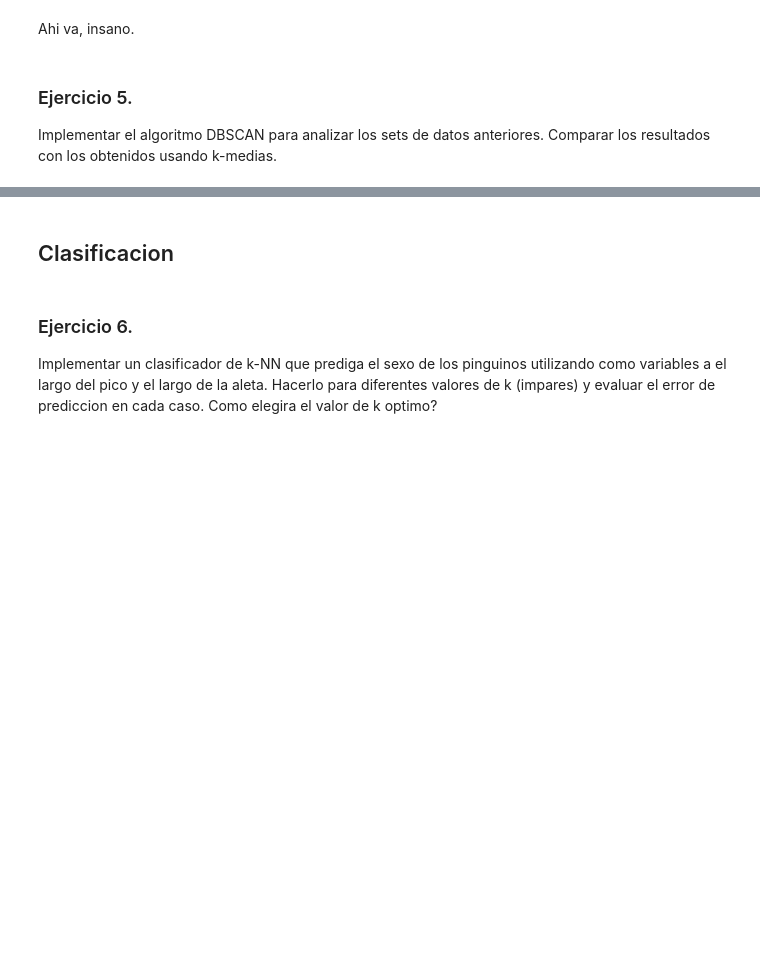
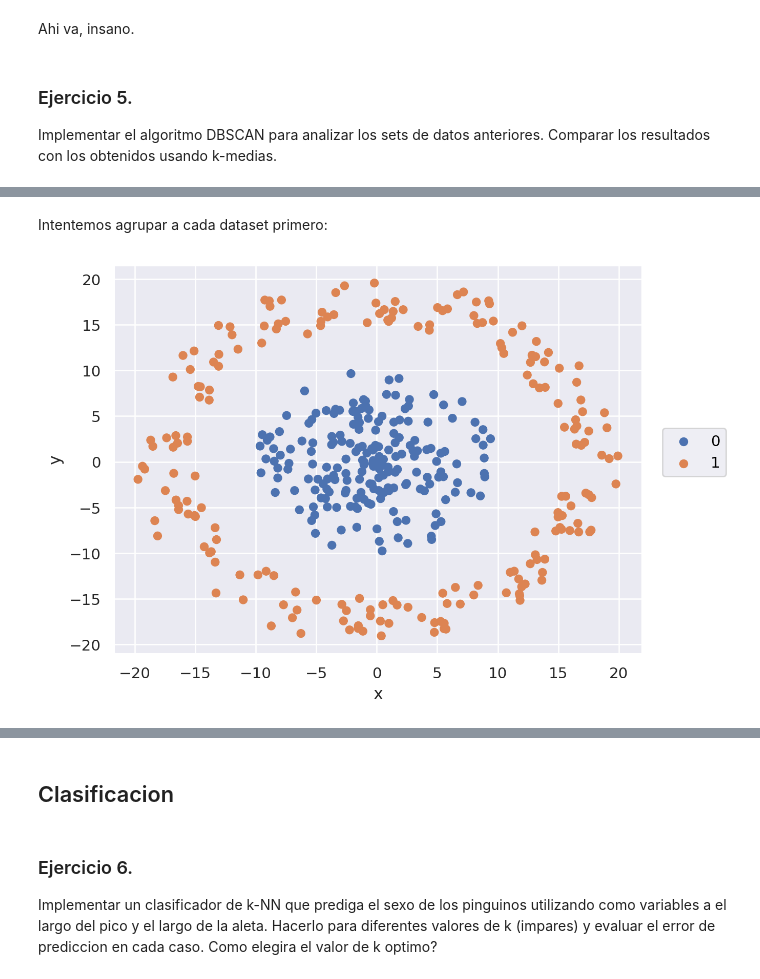
Before and after one commit to lmendezayl/uba-ldd-ic, a Jupyter notebook: guias/soluciones/practica8.ipynb, the cells around one changed output, grey strips where cells are left out. Cells and saved outputs as stored; diff of their text form; code cells hidden in the pictures; blank space fills up the shorter version.

```diff
--- a/guias/soluciones/practica8.ipynb
+++ b/guias/soluciones/practica8.ipynb
@@ -445,0 +500,17 @@ Implementar el algoritmo DBSCAN para analizar los sets de datos anteriores. Comp
+# %%
+df1_orig = pd.read_csv(url_base + 'p7-data1.csv')
+df2_orig = pd.read_csv(url_base + 'p7-data2.csv')
+
+df1 = df1_orig.copy()
+df2 = df2_orig.copy()
+
+df1['source'] = 'Dataset 1'
+df2['source'] = 'Dataset 2'
+# buscar porque es necesario el ignore_index
+df = pd.concat([df1, df2], ignore_index=True)
+
+(
+    so.Plot(data=df, x='x', y='y', color='source')
+    .add(so.Dot())
+    .facet(col='source') # repasar .facet()....
+)
@@ -445,0 +529,13 @@ Implementar el algoritmo DBSCAN para analizar los sets de datos anteriores. Comp
+# %% [markdown]
+Intentemos agrupar a cada dataset primero:
+# %%
+# primer dataset
+clustering_df1 = DBSCAN(eps=4, min_samples=5)
+etiquetas = clustering_df1.fit_predict(df1_orig)
+
+(
+    so.Plot(data=df1_orig, x='x', y='y', color=etiquetas.astype('str'))
+    .add(so.Dot())
+)
+# %% [output]
+[figure, added]
```
Also changed, not shown: parts of 18 cells of this notebook.
